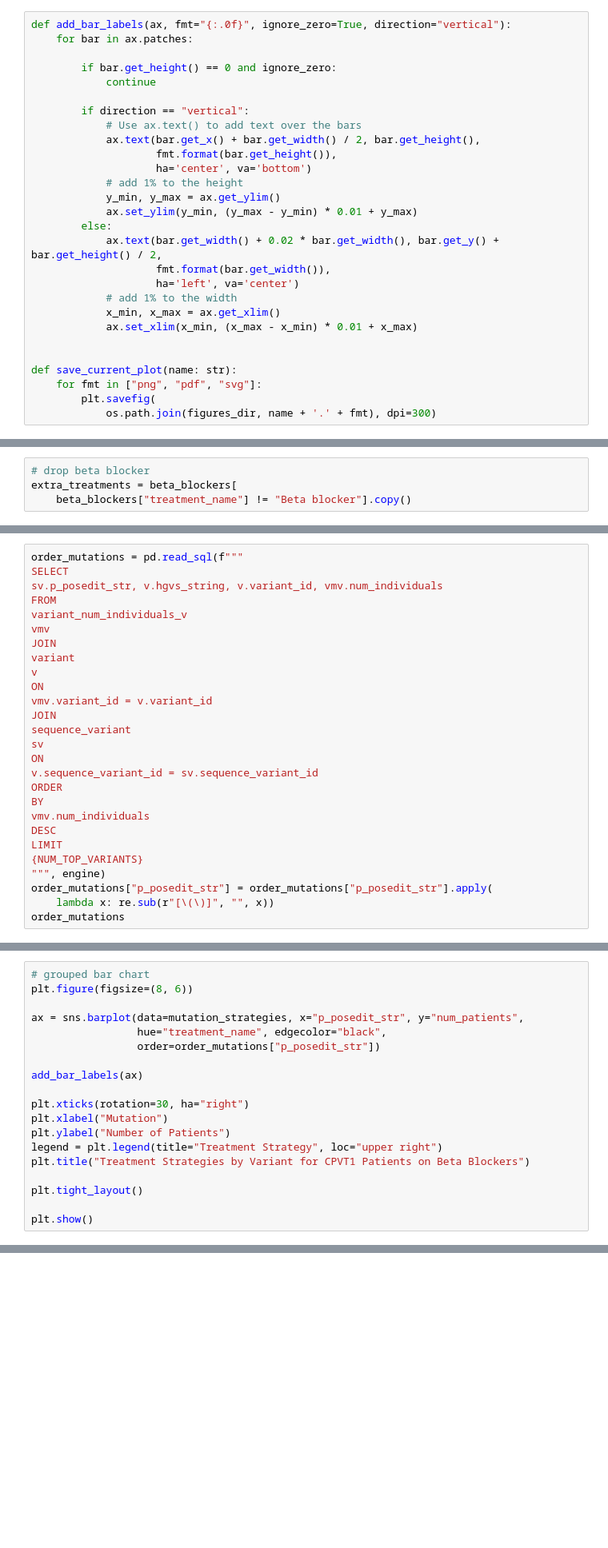
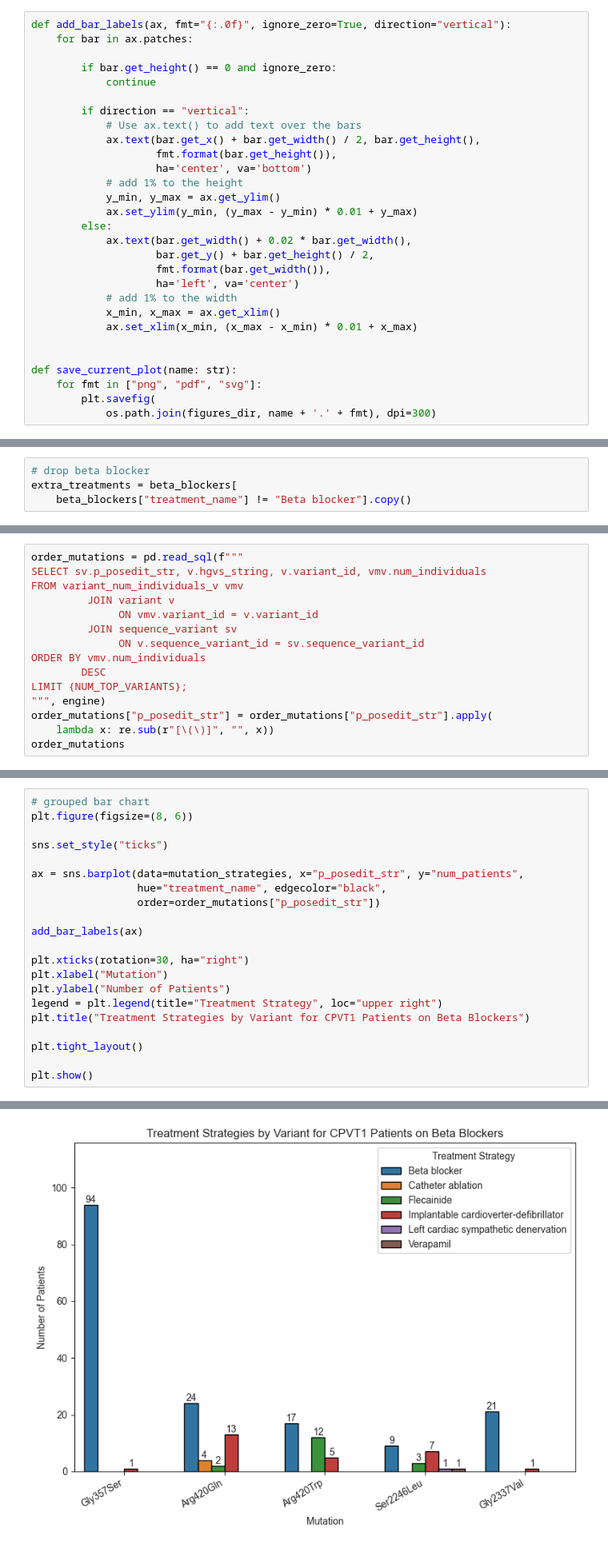
Before and after one commit to alexdaiii/cpvt_database_analysis, a Jupyter notebook: notebooks/analysis_2.ipynb, the cells around one changed output, grey strips where cells are left out. Shown at 80% size. Cells and saved outputs as stored; diff of their text form; blank space fills up the shorter version.

```diff
--- a/notebooks/analysis_2.ipynb
+++ b/notebooks/analysis_2.ipynb
@@ -52,7 +54,8 @@ def add_bar_labels(ax, fmt="{:.0f}", ignore_zero=True, direction="vertical"):
             y_min, y_max = ax.get_ylim()
             ax.set_ylim(y_min, (y_max - y_min) * 0.01 + y_max)
         else:
-            ax.text(bar.get_width() + 0.02 * bar.get_width(), bar.get_y() + bar.get_height() / 2,
+            ax.text(bar.get_width() + 0.02 * bar.get_width(),
+                    bar.get_y() + bar.get_height() / 2,
                     fmt.format(bar.get_width()),
                     ha='left', va='center')
             # add 1% to the width
@@ -983,26 +876,14 @@ LINE 36: patients
 # %%
 order_mutations = pd.read_sql(f"""
-SELECT
-sv.p_posedit_str, v.hgvs_string, v.variant_id, vmv.num_individuals
-FROM
-variant_num_individuals_v
-vmv
-JOIN
-variant
-v
-ON
-vmv.variant_id = v.variant_id
-JOIN
-sequence_variant
-sv
-ON
-v.sequence_variant_id = sv.sequence_variant_id
-ORDER
-BY
-vmv.num_individuals
-DESC
-LIMIT
-{NUM_TOP_VARIANTS}
+SELECT sv.p_posedit_str, v.hgvs_string, v.variant_id, vmv.num_individuals
+FROM variant_num_individuals_v vmv
+         JOIN variant v
+              ON vmv.variant_id = v.variant_id
+         JOIN sequence_variant sv
+              ON v.sequence_variant_id = sv.sequence_variant_id
+ORDER BY vmv.num_individuals
+        DESC
+LIMIT {NUM_TOP_VARIANTS};
 """, engine)
 order_mutations["p_posedit_str"] = order_mutations["p_posedit_str"].apply(
     lambda x: re.sub(r"[\(\)]", "", x))
@@ -1017,6 +898,8 @@ order_mutations
 # %%
 # grouped bar chart
 plt.figure(figsize=(8, 6))
+
+sns.set_style("ticks")
 
 ax = sns.barplot(data=mutation_strategies, x="p_posedit_str", y="num_patients",
                  hue="treatment_name", edgecolor="black",
@@ -1039,3 +920,4 @@ NameError: name 'mutation_strategies' is not defined
+[figure, added]
 # %%
 # grouped bar chart
 plt.figure(figsize=(8, 6))
```
Also changed, not shown: parts of 24 cells of this notebook, 2 other files.
